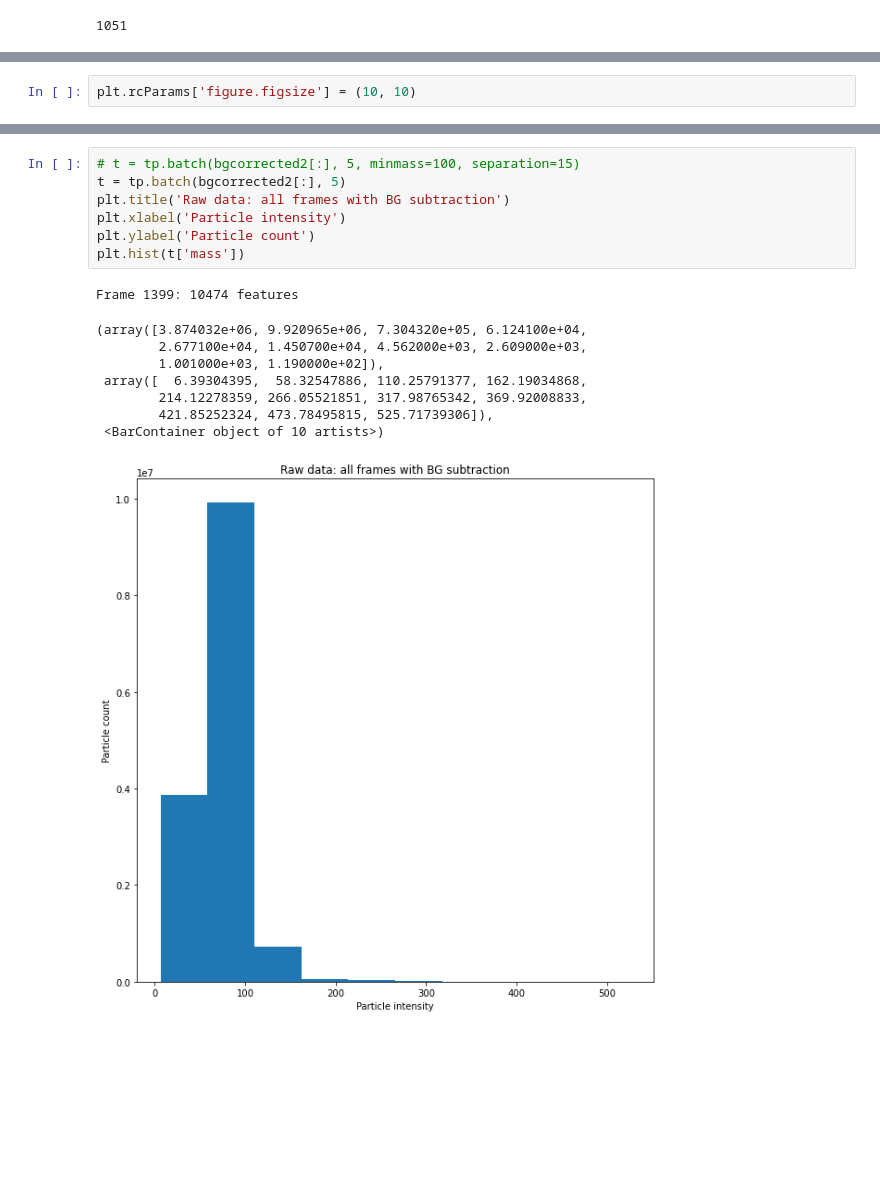
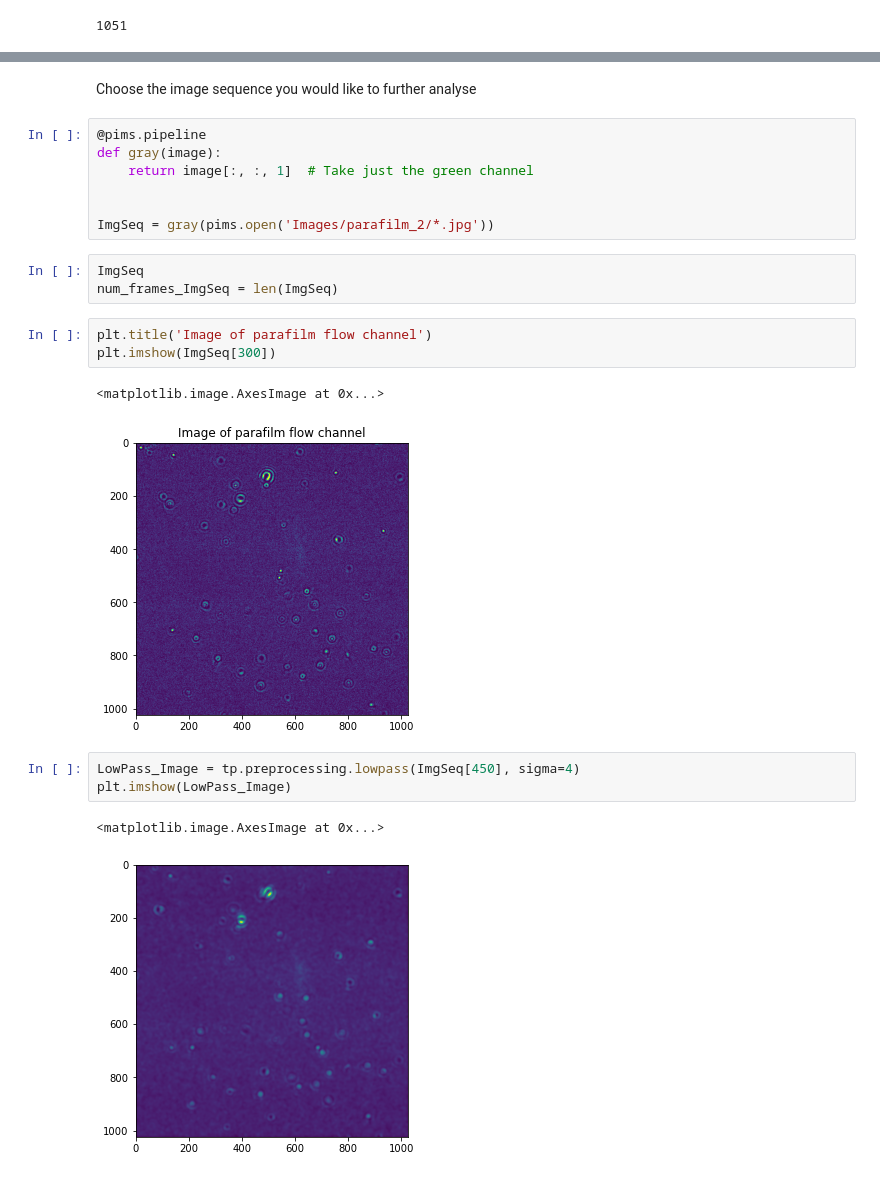
Before and after one commit to nanoepics/epicsjukebox, a Jupyter notebook: Notebooks/Ingmar/AnalysisBF_Full.ipynb, the cells around one changed output, grey strips where cells are left out. Saved outputs shown, nothing was run; the diff lists cells and outputs as text; blank space fills up the shorter version.

```diff
--- a/Notebooks/Ingmar/AnalysisBF_Full.ipynb
+++ b/Notebooks/Ingmar/AnalysisBF_Full.ipynb
@@ -148,2 +78,0 @@ tp.annotate(f, bpimage)
-# %%
-plt.rcParams['figure.figsize'] = (10, 10)
@@ -190,17 +79,24 @@ print(bgcorrected2.shape)  # to check the shape of the array(frames,x,y)
-# %%
-# t = tp.batch(bgcorrected2[:], 5, minmass=100, separation=15)
-t = tp.batch(bgcorrected2[:], 5)
-plt.title('Raw data: all frames with BG subtraction')
-plt.xlabel('Particle intensity')
-plt.ylabel('Particle count')
-plt.hist(t['mass'])
-# %% [output]
-Frame 1399: 10474 features
-(array([3.874032e+06, 9.920965e+06, 7.304320e+05, 6.124100e+04,
-        2.677100e+04, 1.450700e+04, 4.562000e+03, 2.609000e+03,
-        1.001000e+03, 1.190000e+02]),
- array([  6.39304395,  58.32547886, 110.25791377, 162.19034868,
-        214.12278359, 266.05521851, 317.98765342, 369.92008833,
-        421.85252324, 473.78495815, 525.71739306]),
- <BarContainer object of 10 artists>)
-[figure, removed]
+# %% [markdown]
+Choose the image sequence you would like to further analyse
+# %%
+@pims.pipeline
+def gray(image):
+    return image[:, :, 1]  # Take just the green channel
+
+
+ImgSeq = gray(pims.open('Images/parafilm_2/*.jpg'))
+# %%
+ImgSeq
+num_frames_ImgSeq = len(ImgSeq)
+# %%
+plt.title('Image of parafilm flow channel')
+plt.imshow(ImgSeq[300])
+# %% [output]
+<matplotlib.image.AxesImage at 0x...>
+[figure, added]
+# %%
+LowPass_Image = tp.preprocessing.lowpass(ImgSeq[450], sigma=4)
+plt.imshow(LowPass_Image)
+# %% [output]
+<matplotlib.image.AxesImage at 0x...>
+[figure, added]
```
Also changed, not shown: parts of 57 cells of this notebook, 2 other files.
